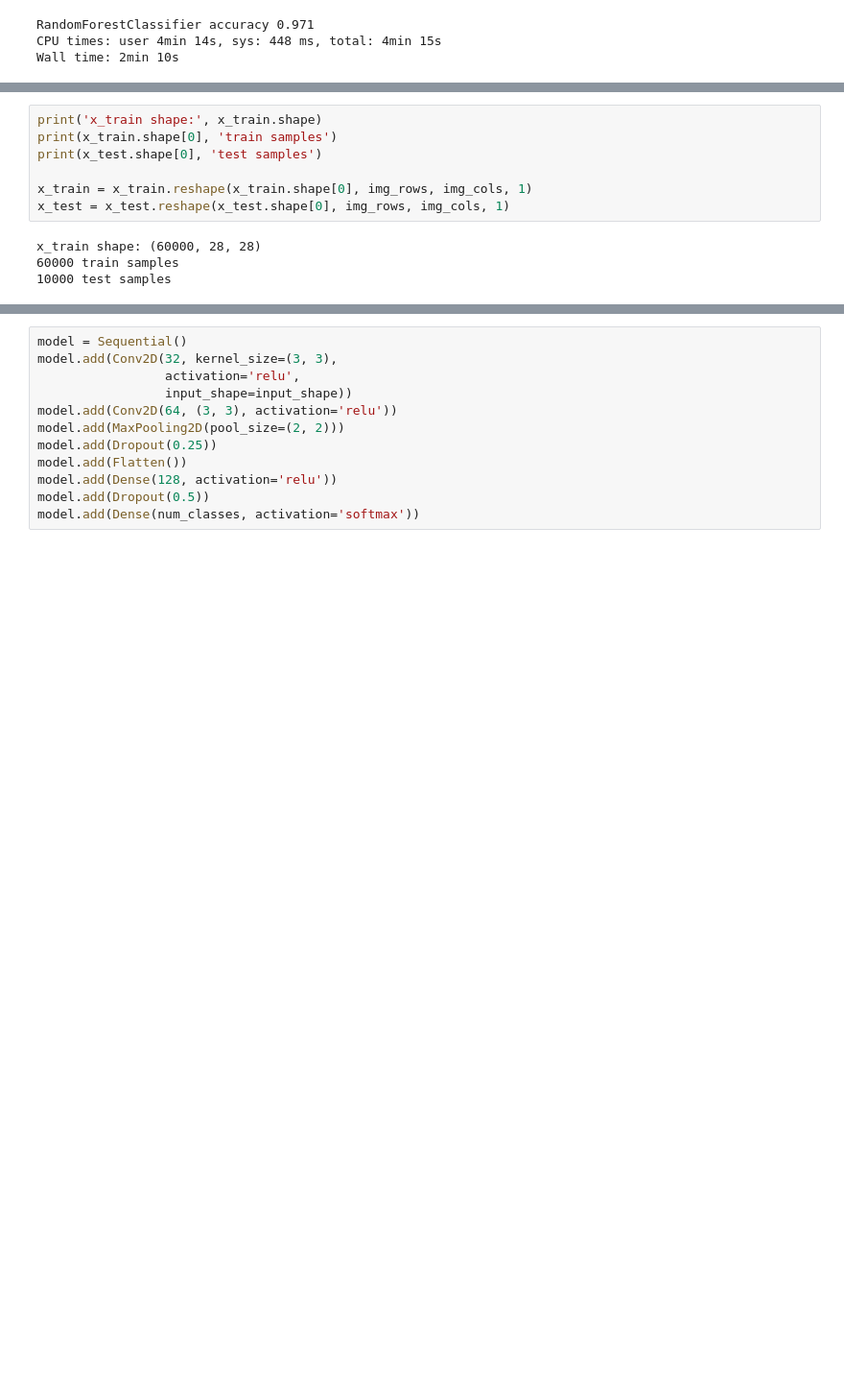
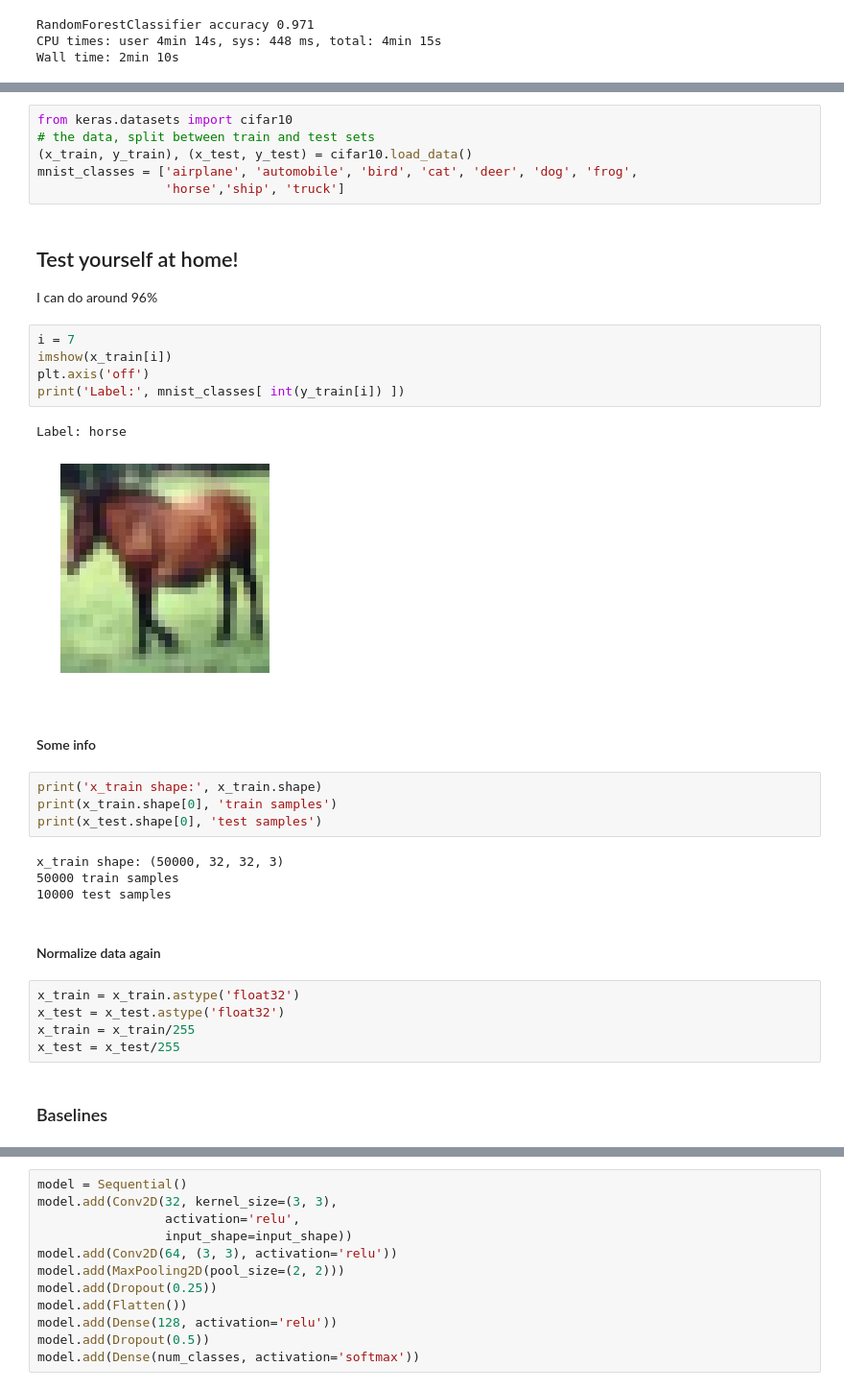
Before and after one commit to ImreSamu/wigner_dl_demo, a Jupyter notebook: nb_01_baby_steps.ipynb, the cells around one changed output, grey strips where cells are left out. Shown: that part at 96% size. Cells and saved outputs as stored; diff of their text form; blank space fills up the shorter version.

```diff
--- a/nb_01_baby_steps.ipynb
+++ b/nb_01_baby_steps.ipynb
@@ -108,11 +301,37 @@ epochs = 12
+# %%
+from keras.datasets import cifar10
+# the data, split between train and test sets
+(x_train, y_train), (x_test, y_test) = cifar10.load_data()
+mnist_classes = ['airplane', 'automobile', 'bird', 'cat', 'deer', 'dog', 'frog',
+                 'horse','ship', 'truck']
+# %% [markdown]
+## Test yourself at home!
+
+I can do around 96%
+# %%
+i = 7
+imshow(x_train[i])
+plt.axis('off')
+print('Label:', mnist_classes[ int(y_train[i]) ])
+# %% [output]
+Label: horse
+[figure, added]
+# %% [markdown]
+#### Some info
 # %%
 print('x_train shape:', x_train.shape)
 print(x_train.shape[0], 'train samples')
 print(x_test.shape[0], 'test samples')
-
-x_train = x_train.reshape(x_train.shape[0], img_rows, img_cols, 1)
-x_test = x_test.reshape(x_test.shape[0], img_rows, img_cols, 1)
 # %% [output]
-x_train shape: (60000, 28, 28)
-60000 train samples
+x_train shape: (50000, 32, 32, 3)
+50000 train samples
 10000 test samples
+# %% [markdown]
+#### Normalize data again
+# %%
+x_train = x_train.astype('float32')
+x_test = x_test.astype('float32')
+x_train = x_train/255
+x_test = x_test/255
+# %% [markdown]
+### Baselines
```
Also changed, not shown: parts of 23 cells of this notebook.
